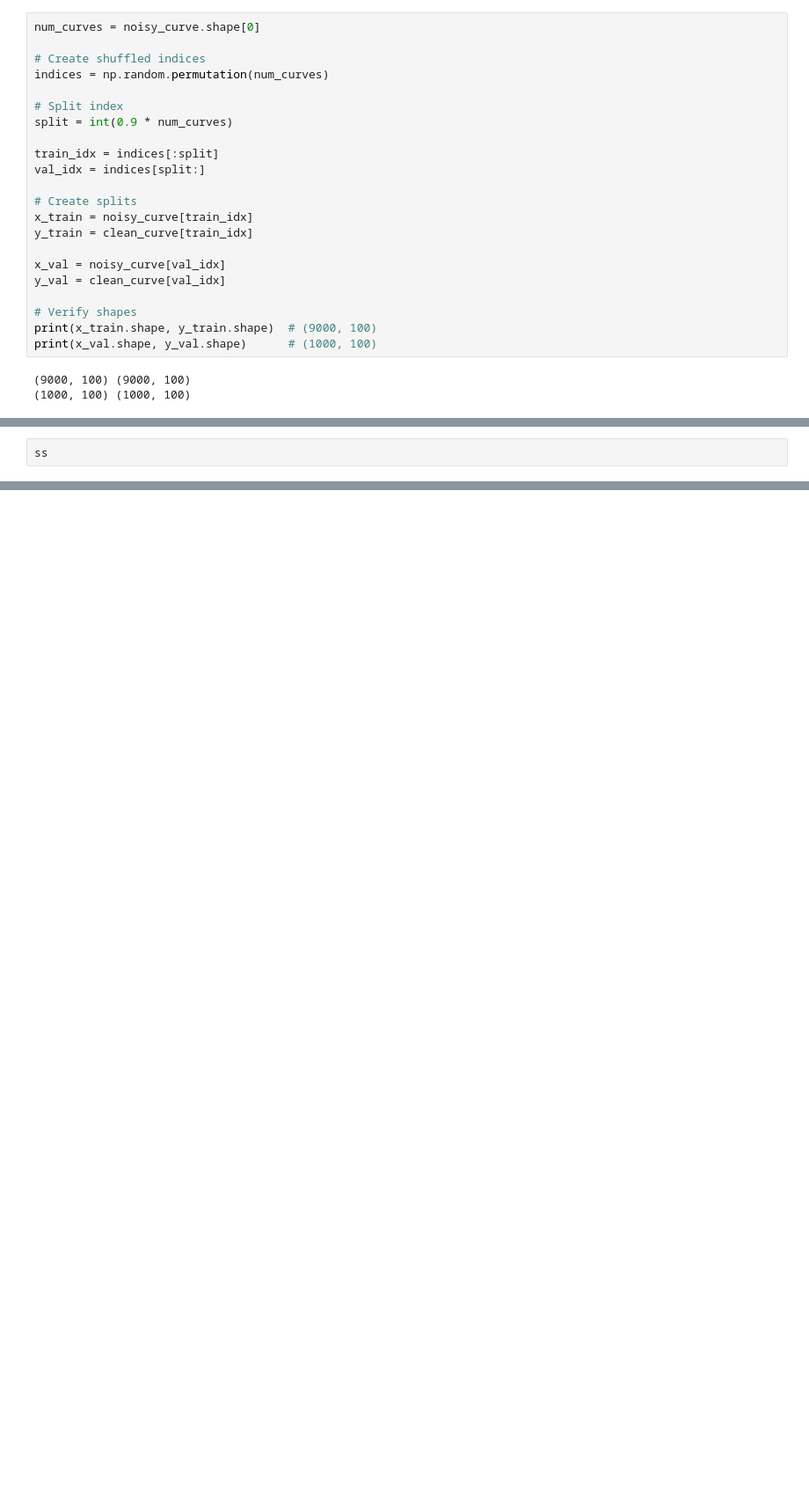
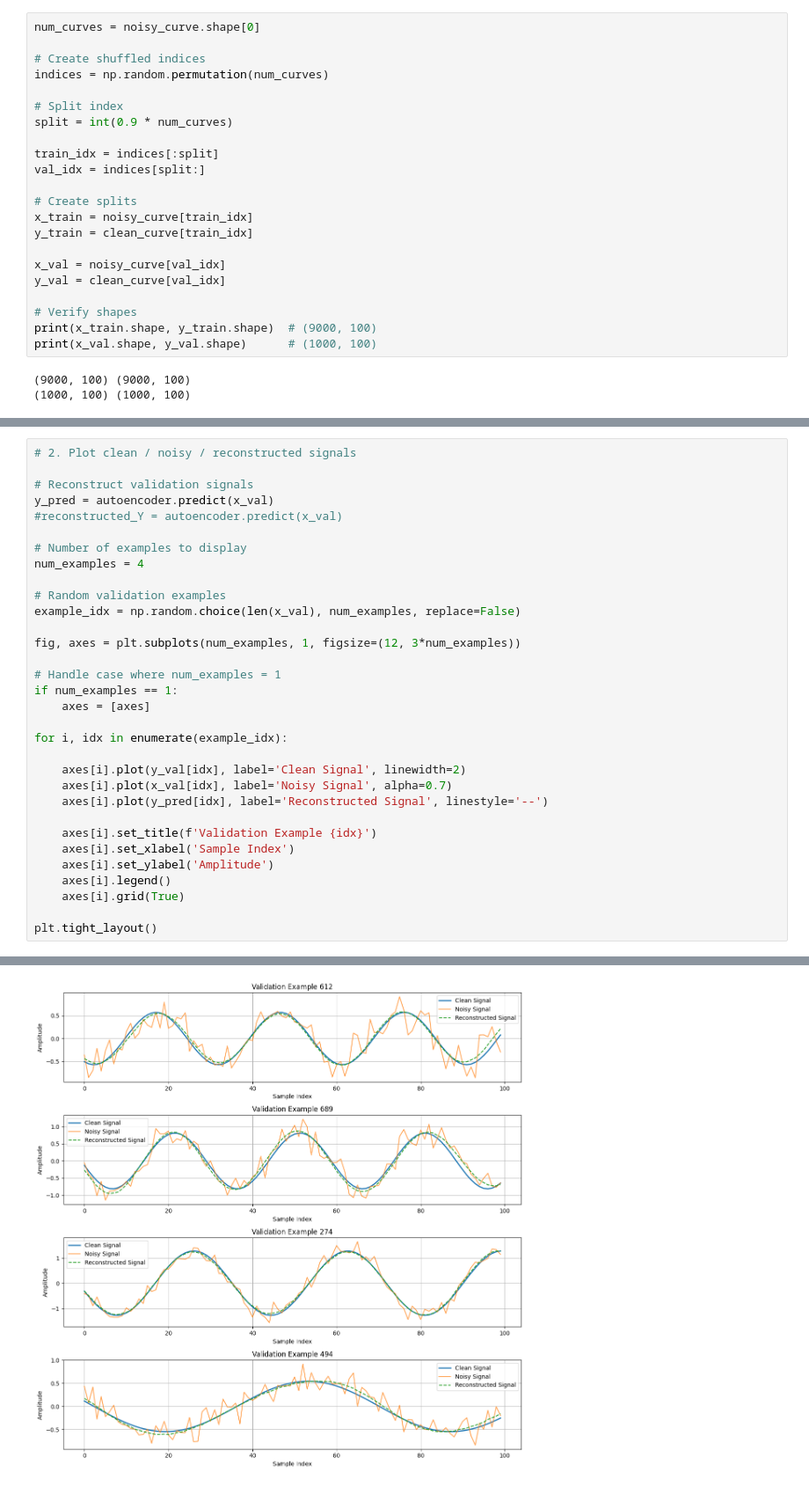
Before and after one commit to galih123star/computational2026, a Jupyter notebook: HW08/HW08.ipynb, the cells around one changed output, grey strips where cells are left out. Shown at 88% size. Drawn from its saved outputs; the diff is of its cells as text; blank space fills up the shorter version.

```diff
--- a/HW08/HW08.ipynb
+++ b/HW08/HW08.ipynb
@@ -153,2 +156,33 @@ plt.grid(True)
 # %%
-ss
+# 2. Plot clean / noisy / reconstructed signals
+
+# Reconstruct validation signals
+y_pred = autoencoder.predict(x_val)
+#reconstructed_Y = autoencoder.predict(x_val)
+
+# Number of examples to display
+num_examples = 4
+
+# Random validation examples
+example_idx = np.random.choice(len(x_val), num_examples, replace=False)
+
+fig, axes = plt.subplots(num_examples, 1, figsize=(12, 3*num_examples))
+
+# Handle case where num_examples = 1
+if num_examples == 1:
+    axes = [axes]
+
+for i, idx in enumerate(example_idx):
+
+    axes[i].plot(y_val[idx], label='Clean Signal', linewidth=2)
+    axes[i].plot(x_val[idx], label='Noisy Signal', alpha=0.7)
+    axes[i].plot(y_pred[idx], label='Reconstructed Signal', linestyle='--')
+
+    axes[i].set_title(f'Validation Example {idx}')
+    axes[i].set_xlabel('Sample Index')
+    axes[i].set_ylabel('Amplitude')
+    axes[i].legend()
+    axes[i].grid(True)
+
+plt.tight_layout()
+# %% [output]
@@ -154,0 +190 @@ ss
+[figure, added]
```
Also changed, not shown: parts of 15 cells of this notebook.
